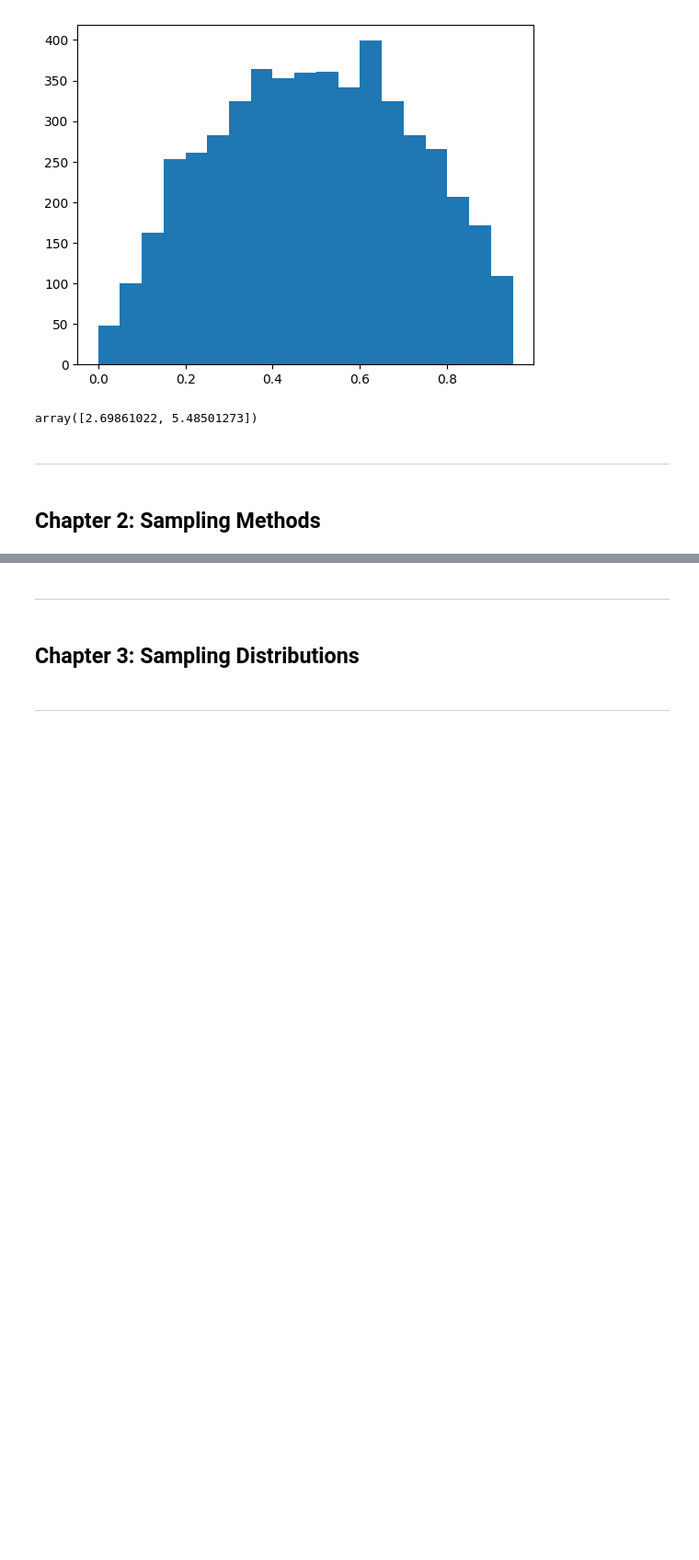
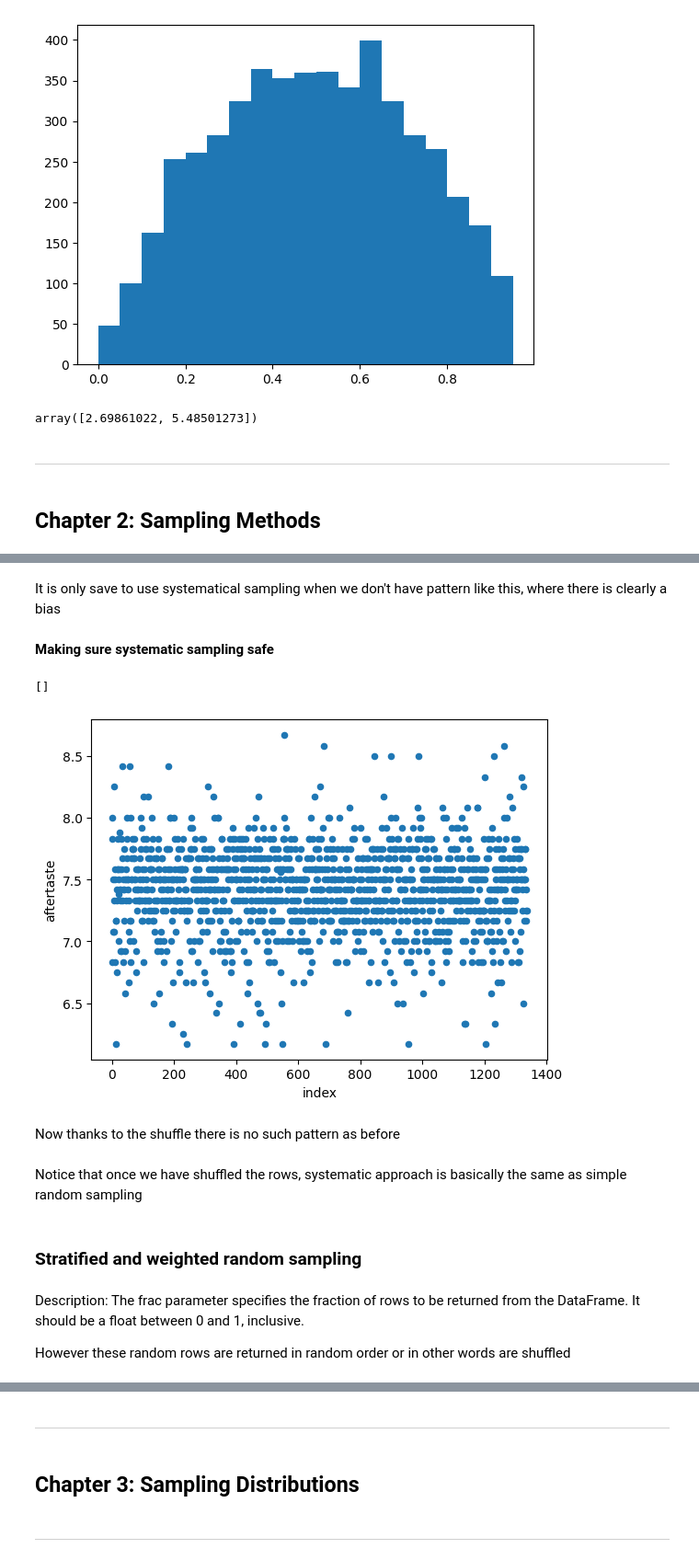
Before and after one commit to andrewch28/DataCamp, a Jupyter notebook: 18)Samplimg.ipynb, the cells around one changed output, grey strips where cells are left out. Shown at 92% size. Saved outputs shown, nothing was run; the diff lists cells and outputs as text; code cells hidden in the pictures; blank space fills up the shorter version.

```diff
--- a/18)Samplimg.ipynb
+++ b/18)Samplimg.ipynb
@@ -195,0 +250,24 @@ array([2.69861022, 5.48501273])
+# %% [markdown]
+It is only save to use systematical sampling when we don't have pattern like this, where there is clearly a bias
+# %% [markdown]
+**Making sure systematic sampling safe**
+# %%
+coffee = pd.read_feather("databases/coffee_ratings_full.feather")
+#frac returns new dataframe with rows shuffles
+shuffled = coffee.sample(frac=1)
+
+#Because of the shuffle indexes got mixed up in order, so we first set a proper order from to n-1 (setting True to delete previous values)
+#Then we reset index one more time to use it as column
+shuffled = shuffled.reset_index(drop=True).reset_index()
+
+shuffled.plot(x="index", y="aftertaste", kind="scatter")
+plt.plot()
+# %% [output]
+[]
+[figure, added]
+# %% [markdown]
+Now thanks to the shuffle there is no such pattern as before
+# %% [markdown]
+Notice that once we have shuffled the rows, systematic approach is basically the same as simple random sampling
+# %% [markdown]
+### Stratified and weighted random sampling
@@ -195,0 +281,4 @@ array([2.69861022, 5.48501273])
+# %% [markdown]
+Description: The frac parameter specifies the fraction of rows to be returned from the DataFrame. It should be a float between 0 and 1, inclusive.
+
+However these random rows are returned in random order or in other words are shuffled
```
Also changed, not shown: parts of 39 cells of this notebook.
